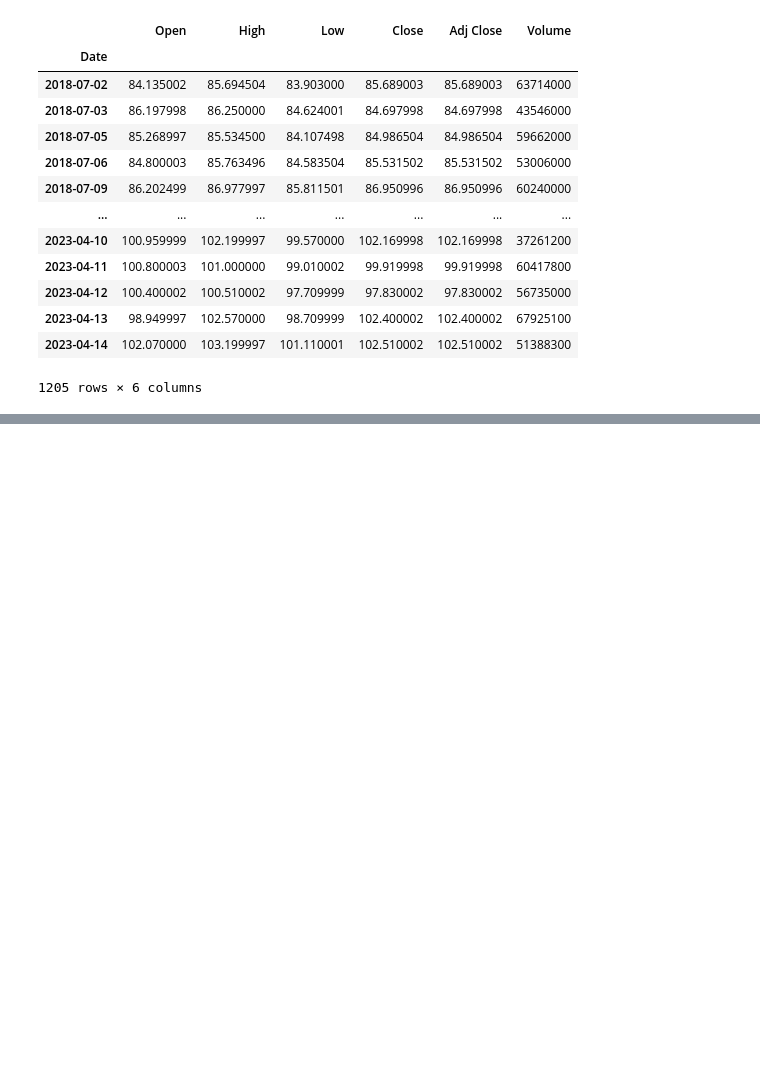
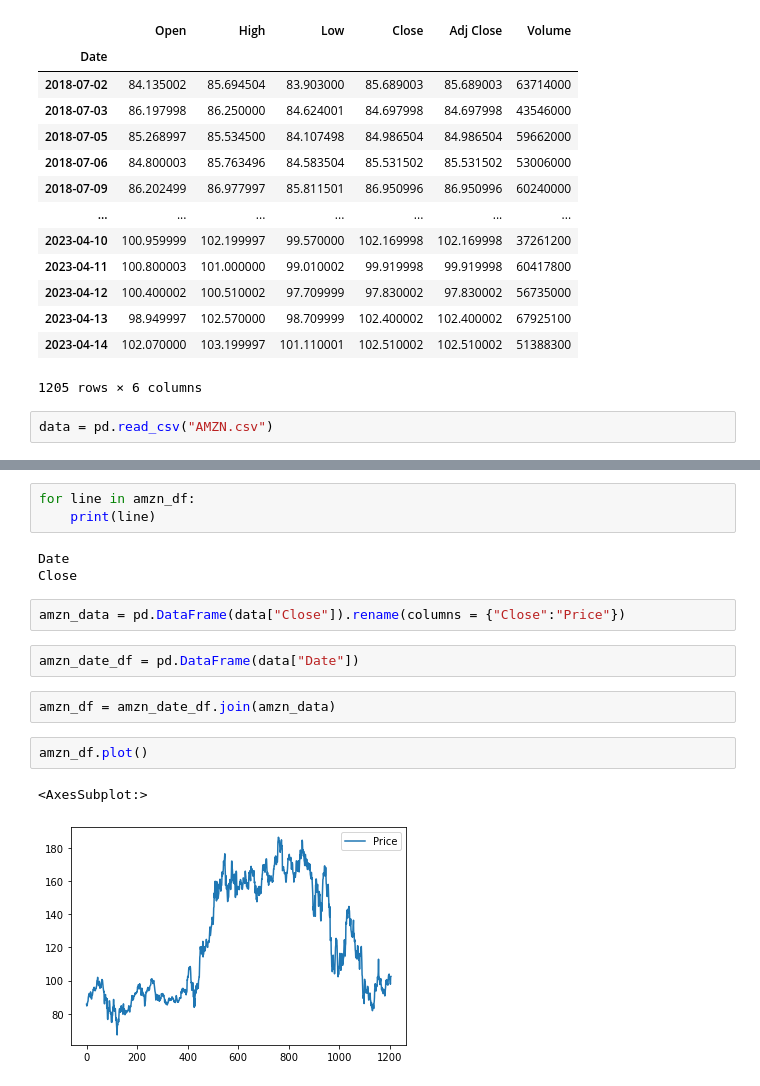
Before and after one commit to mrrkdas/Finance, a Jupyter notebook: Project/project.ipynb, the cells around one changed output, grey strips where cells are left out. Cells and saved outputs as stored; diff of their text form; blank space fills up the shorter version.

Commit message:
made data

```diff
--- a/Project/project.ipynb
+++ b/Project/project.ipynb
@@ -38,3 +38,5 @@ save_to_csv("AMZN", 2018, 7, 1, 2023, 4, 16)
 | 2023-04-13 | 98.949997 | 102.570000 | 98.709999 | 102.400002 | 102.400002 | 67925100 |
 | 2023-04-14 | 102.070000 | 103.199997 | 101.110001 | 102.510002 | 102.510002 | 51388300 |
 1205 rows × 6 columns
+# %%
+data = pd.read_csv("AMZN.csv")
@@ -40,0 +81,17 @@ save_to_csv("AMZN", 2018, 7, 1, 2023, 4, 16)
+# %%
+for line in amzn_df:
+    print(line)
+# %% [output]
+Date
+Close
+# %%
+amzn_data = pd.DataFrame(data["Close"]).rename(columns = {"Close":"Price"})
+# %%
+amzn_date_df = pd.DataFrame(data["Date"])
+# %%
+amzn_df = amzn_date_df.join(amzn_data)
+# %%
+amzn_df.plot()
+# %% [output]
+<AxesSubplot:>
+[figure, added]
```
Also changed, not shown: parts of 7 cells of this notebook.
